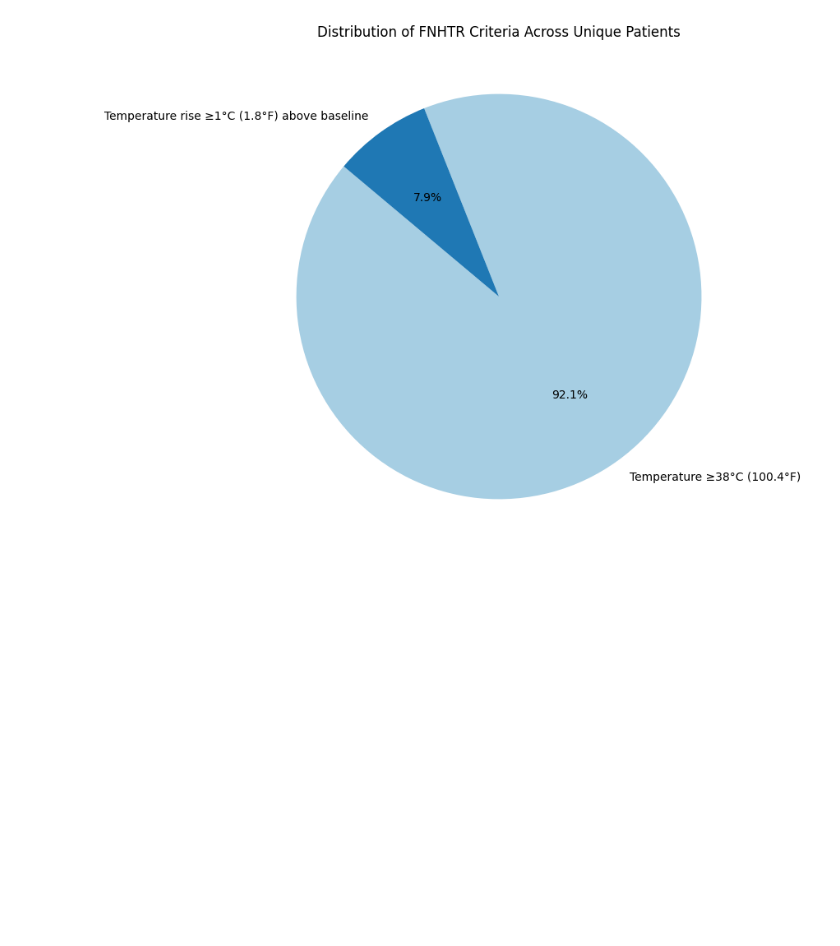
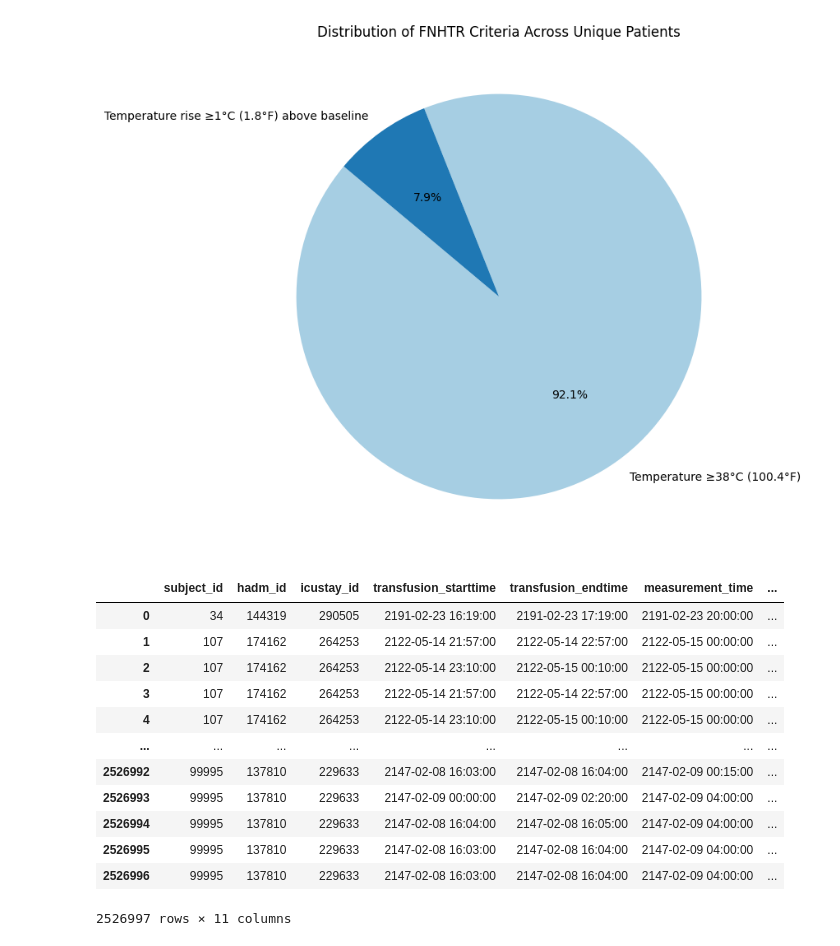
Before and after one commit to kmorhun/tranfusion-reactions, a Jupyter notebook: exploratory_data_analysis/eda_anthony.ipynb, the cells around one changed output. Cells and saved outputs as stored; diff of their text form; code cells hidden in the pictures; blank space fills up the shorter version.

```diff
--- a/exploratory_data_analysis/eda_anthony.ipynb
+++ b/exploratory_data_analysis/eda_anthony.ipynb
@@ -70,3 +95,25 @@ plt.ylabel("")
 plt.show()
 # %% [output]
 [figure]
+# %%
+# get the types of items that can be administered to a patient
+
+with open(f"{query_path}/fnhrt2.sql", 'r') as file:
+    FNHRT_read = file.read()
+
+FNHRT_result = client.query(FNHRT_read).to_dataframe()
+FNHRT_result
+# %% [output]
+|  | subject_id | hadm_id | icustay_id | transfusion_starttime | transfusion_endtime | measurement_time | ... |
+| 0 | 34 | 144319 | 290505 | 2191-02-23 16:19:00 | 2191-02-23 17:19:00 | 2191-02-23 20:00:00 | ... |
+| 1 | 107 | 174162 | 264253 | 2122-05-14 21:57:00 | 2122-05-14 22:57:00 | 2122-05-15 00:00:00 | ... |
+| 2 | 107 | 174162 | 264253 | 2122-05-14 23:10:00 | 2122-05-15 00:10:00 | 2122-05-15 00:00:00 | ... |
+| 3 | 107 | 174162 | 264253 | 2122-05-14 21:57:00 | 2122-05-14 22:57:00 | 2122-05-15 00:00:00 | ... |
+| 4 | 107 | 174162 | 264253 | 2122-05-14 23:10:00 | 2122-05-15 00:10:00 | 2122-05-15 00:00:00 | ... |
+| ... | ... | ... | ... | ... | ... | ... | ... |
+| 2526992 | 99995 | 137810 | 229633 | 2147-02-08 16:03:00 | 2147-02-08 16:04:00 | 2147-02-09 00:15:00 | ... |
+| 2526993 | 99995 | 137810 | 229633 | 2147-02-09 00:00:00 | 2147-02-09 02:20:00 | 2147-02-09 04:00:00 | ... |
+| 2526994 | 99995 | 137810 | 229633 | 2147-02-08 16:04:00 | 2147-02-08 16:05:00 | 2147-02-09 04:00:00 | ... |
+| 2526995 | 99995 | 137810 | 229633 | 2147-02-08 16:03:00 | 2147-02-08 16:04:00 | 2147-02-09 04:00:00 | ... |
+| 2526996 | 99995 | 137810 | 229633 | 2147-02-08 16:03:00 | 2147-02-08 16:04:00 | 2147-02-09 04:00:00 | ... |
+2526997 rows × 11 columns
```
Also changed, not shown: parts of 4 cells of this notebook, 5 other files.
